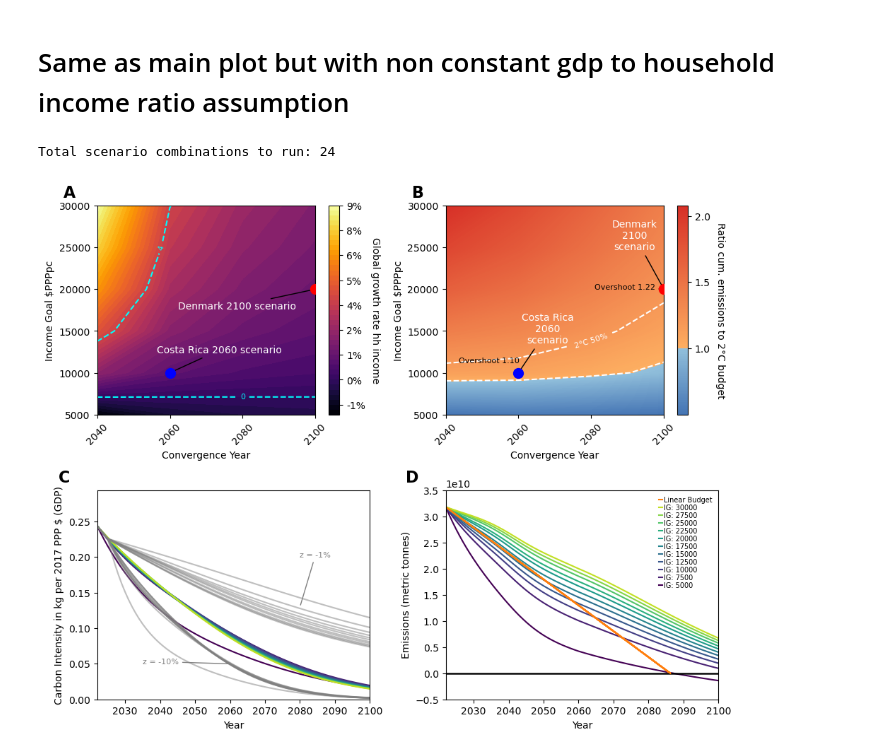
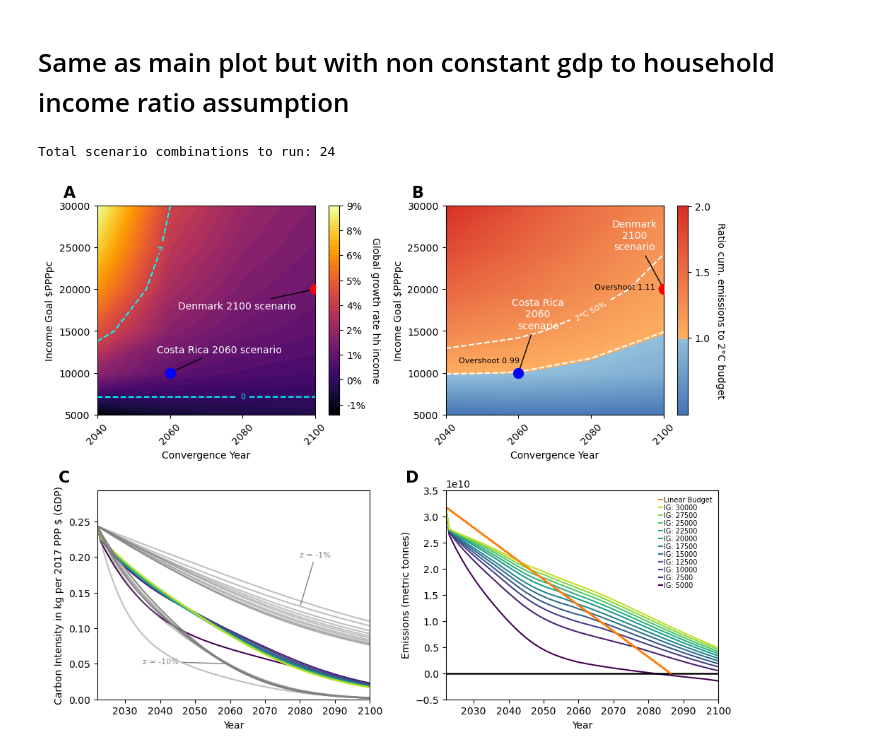
Before and after one commit to yannickoswald/convergence, a Jupyter notebook: jupyter_scripts/run_figure3.ipynb, the cells around one changed output. Saved outputs shown, nothing was run; the diff lists cells and outputs as text; code cells hidden in the pictures.

```diff
--- a/jupyter_scripts/run_figure3.ipynb
+++ b/jupyter_scripts/run_figure3.ipynb
@@ -54,7 +54,7 @@ tech_evolution_assumption_values = ["plausible"]  # this is a string and either
 tech_hysteresis_assumption_values = ["optimistic_degrowth"]  # this is a string and either (1) optimistic_degrowth or (2) pessimistic_degrowth
 steady_state_high_income_assumption_values = ["off"]
 population_hysteresis_assumption_values = ["on"]
-sigmoid_parameters = [0.05, 2060] # k, first param., is the steepness of the sigmoid (0 < k < 1) and t0, second param, is the year of the midpoint of the sigmoid function of the weighted
+sigmoid_parameters = [0.05, 2060] # kappa, first param., is the steepness of the sigmoid (0 < kappa < 1) and t0, second param, is the year of the midpoint of the sigmoid function of the weighted
 final_improvement_rate = [-0.05] # final global uniform carbon intensity improvement rate that countries transition to from green growth trend which is the best rate that is currently grasped by the fit more or less
 run_until_2100 = ["on"] # this is a string and either (1) on or (2) off for details see the scenario_class.py file
 cdr_assumption = ["on"] # this is a string and either (1) on or (2) off for details see the scenario_class.py file
@@ -114,7 +114,7 @@ for income_goal in income_goals:
         "tech_evolution_assumption": "plausible",
         "tech_hysteresis_assumption": "optimistic_degrowth", # turn off tech hysteresis for this plot
         "steady_state_high_income_assumption": "off",
-        "k": sigmoid_parameters[0],
+        "kappa": sigmoid_parameters[0],
         "t0": sigmoid_parameters[1],
         "final_improvement_rate": final_improvement_rate[0],
         "population_hysteresis_assumption": "on",
@@ -473,7 +473,7 @@ for income_goal in income_goals:
         "tech_evolution_assumption": "plausible",
         "tech_hysteresis_assumption": "optimistic_degrowth", # turn off tech hysteresis for this plot
         "steady_state_high_income_assumption": "off",
-        "k": sigmoid_parameters[0],
+        "kappa": sigmoid_parameters[0],
         "t0": sigmoid_parameters[1],
         "final_improvement_rate": final_improvement_rate[0],
         "population_hysteresis_assumption": "on",
@@ -617,7 +617,7 @@ tech_evolution_assumption_values = ["plausible"]  # this is a string and either
 tech_hysteresis_assumption_values = ["optimistic_degrowth"]  # this is a string and either (1) optimistic_degrowth or (2) pessimistic_degrowth
 steady_state_high_income_assumption_values = ["off"]
 population_hysteresis_assumption_values = ["on"]
-sigmoid_parameters = [0.05, 2060] # k, first param., is the steepness of the sigmoid (0 < k < 1) and t0, second param, is the year of the midpoint of the sigmoid function of the weighted
+sigmoid_parameters = [0.05, 2060] # kappa, first param., is the steepness of the sigmoid (0 < kappa < 1) and t0, second param, is the year of the midpoint of the sigmoid function of the weighted
 final_improvement_rate = [-0.05] # final global uniform carbon intensity improvement rate that countries transition to from green growth trend which is the best rate that is currently grasped by the fit more or less
 run_until_2100 = ["on"] # this is a string and either (1) on or (2) off for details see the scenario_class.py file
 cdr_assumption = ["on"] # this is a string and either (1) on or (2) off for details see the scenario_class.py file
@@ -656,7 +656,7 @@ sweeper1.plot_growth_rate_trade_off(input2, ["end_year", "income_goal"], ax1)
 
 # ax two color bar colorbar ticklabels only at 0.5, 1, 1.5 and 2
 cbar = ax2.collections[0].colorbar
-cbar.set_ticks([1, 1.25, 1.5, 1.75])
+cbar.set_ticks([1, 1.25, 1.5])
 
 # create a list of income goals
 income_goals = [5000, 7500, 10000, 12500, 15000, 17500, 20000, 22500, 25000, 27500, 30000]
@@ -677,7 +677,7 @@ for income_goal in income_goals:
         "tech_evolution_assumption": "plausible",
         "tech_hysteresis_assumption": "optimistic_degrowth", # turn off tech hysteresis for this plot
         "steady_state_high_income_assumption": "off",
-        "k": sigmoid_parameters[0],
+        "kappa": sigmoid_parameters[0],
         "t0": sigmoid_parameters[1],
         "final_improvement_rate": final_improvement_rate[0],
         "population_hysteresis_assumption": "on",
@@ -822,7 +822,7 @@ tech_evolution_assumption_values = ["plausible"]  # this is a string and either
 tech_hysteresis_assumption_values = ["pessimistic_degrowth"]  # this is a string and either (1) optimistic_degrowth or (2) pessimistic_degrowth
 steady_state_high_income_assumption_values = ["off"]
 population_hysteresis_assumption_values = ["on"]
-sigmoid_parameters = [0.05, 2060] # k, first param., is the steepness of the sigmoid (0 < k < 1) and t0, second param, is the year of the midpoint of the sigmoid function of the weighted
+sigmoid_parameters = [0.05, 2060] # kappa, first param., is the steepness of the sigmoid (0 < kappa < 1) and t0, second param, is the year of the midpoint of the sigmoid function of the weighted
 final_improvement_rate = [-0.05] # final global uniform carbon intensity improvement rate that countries transition to from green growth trend which is the best rate that is currently grasped by the fit more or less
 run_until_2100 = ["on"] # this is a string and either (1) on or (2) off for details see the scenario_class.py file
 cdr_assumption = ["on"] # this is a string and either (1) on or (2) off for details see the scenario_class.py file
@@ -880,9 +880,9 @@ for income_goal in income_goals:
         "gdp_assumption": "constant_ratio",
         "pop_growth_assumption": "semi_log_model",
         "tech_evolution_assumption": "plausible",
-        "tech_hysteresis_assumption": "optimistic_degrowth", # turn off tech hysteresis for this plot
+        "tech_hysteresis_assumption": "pessimistic_degrowth", # turn off tech hysteresis for this plot
         "steady_state_high_income_assumption": "off",
-        "k": sigmoid_parameters[0],
+        "kappa": sigmoid_parameters[0],
         "t0": sigmoid_parameters[1],
         "final_improvement_rate": final_improvement_rate[0],
         "population_hysteresis_assumption": "on",
@@ -1027,7 +1027,7 @@ tech_evolution_assumption_values = ["plausible"]  # this is a string and either
 tech_hysteresis_assumption_values = ["optimistic_degrowth"]  # this is a string and either (1) optimistic_degrowth or (2) pessimistic_degrowth
 steady_state_high_income_assumption_values = ["off"]
 population_hysteresis_assumption_values = ["on"]
-sigmoid_parameters = [0.05, 2060] # k, first param., is the steepness of the sigmoid (0 < k < 1) and t0, second param, is the year of the midpoint of the sigmoid function of the weighted
+sigmoid_parameters = [0.05, 2060] # kappa, first param., is the steepness of the sigmoid (0 < kappa < 1) and t0, second param, is the year of the midpoint of the sigmoid function of the weighted
 final_improvement_rate = [-0.05] # final global uniform carbon intensity improvement rate that countries transition to from green growth trend which is the best rate that is currently grasped by the fit more or less
 run_until_2100 = ["on"] # this is a string and either (1) on or (2) off for details see the scenario_class.py file
 cdr_assumption = ["on"] # this is a string and either (1) on or (2) off for details see the scenario_class.py file
@@ -1082,12 +1082,12 @@ for income_goal in income_goals:
         "income_goal": income_goal,
         "carbon_budget": 1150*0.95 - 2*35, # 95% of the carbon budget because of 95% population coverage and minus two years because first model year is 2023 and the budgets are from 2020 onwards
         #"hysteresis_tech_progress": 0.01, # this is a growth rate, so between 0 and 1, which only applies if tech_hysteresis_assumption is on
-        "gdp_assumption": "constant_ratio",
+        "gdp_assumption": "model_ratio",
         "pop_growth_assumption": "semi_log_model",
         "tech_evolution_assumption": "plausible",
         "tech_hysteresis_assumption": "optimistic_degrowth", # turn off tech hysteresis for this plot
         "steady_state_high_income_assumption": "off",
-        "k": sigmoid_parameters[0],
+        "kappa": sigmoid_parameters[0],
         "t0": sigmoid_parameters[1],
         "final_improvement_rate": final_improvement_rate[0],
         "population_hysteresis_assumption": "on",
@@ -1175,31 +1175,31 @@ axes = [ax1, ax2, ax3, ax4]
 
 for ax, label in zip(axes, labels):
     ax.text(-0.1, 1.1, label, transform=ax.transAxes, fontsize=16, fontweight='bold', va='top', ha='right')
 
 # load final_improvement_rate_data_scenarios.csv and put in dataframe with double index
 final_improvement_rate_data = pd.read_csv("./data/final_improvement_rate_data_scenarios.csv", sep=";")
 final_improvement_rate_data = final_improvement_rate_data.set_index(["rate", "income_goal"])
 # plot for all indices in the dataframe final_improvement_rate_data all columns as one series by looping over the rows though
 for index, row in final_improvement_rate_data.iterrows():
     #print("this is the index row ", index, row.values)
     # Convert each year string to an integer
     years_as_integers = [int(year) for year in final_improvement_rate_data.columns]
     #print("this is rows",  [int(year) for year in years_as_integers])
     ax3.plot(years_as_integers, row.values, label=str(index), color="grey", alpha=0.5)
 
 # annotate ax3 where x = 2080 and y = 0.2 with "if final rate = -1%"
 ax3.annotate("z = -1%", xy=(2080, 0.13), xytext=(2080, 0.2), textcoords="data", fontsize=8, color="grey", arrowprops=dict(arrowstyle="-", color="grey"))
 # annotate ax3 where x = 2080 and y = 0.2 with "if final rate = -1%"
 ax3.annotate("z = -10%", xy=(2060, 0.05), xytext=(2035, 0.05), textcoords="data", fontsize=8, color="grey", arrowprops=dict(arrowstyle="-", color="grey"))
 
 plt.tight_layout()
 # save the figure at high resolution in the data folder
 os.makedirs("figures_supplementary", exist_ok=True)
 plt.savefig("figures_supplementary/supp_fig15.png", dpi=300)
 plt.show()
 # save the carbon intensity data to a csv file
 ci_data_df = pd.DataFrame(ci_data)
 ci_data_df.to_csv("ci_data.csv", index=False)
 # %% [output]
 Total scenario combinations to run: 24
-[figure, old version]
+[figure, new version]
```
Also changed, not shown: parts of 6 cells of this notebook, 10 other files.
